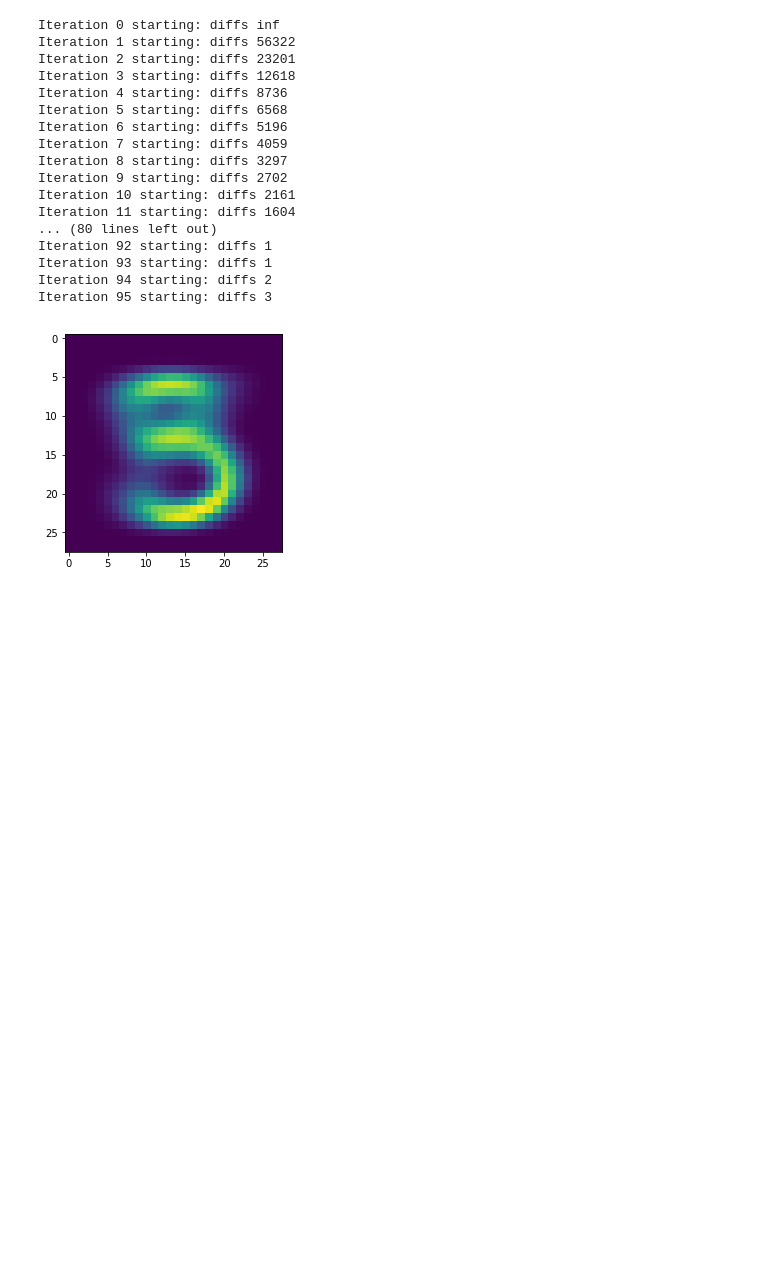
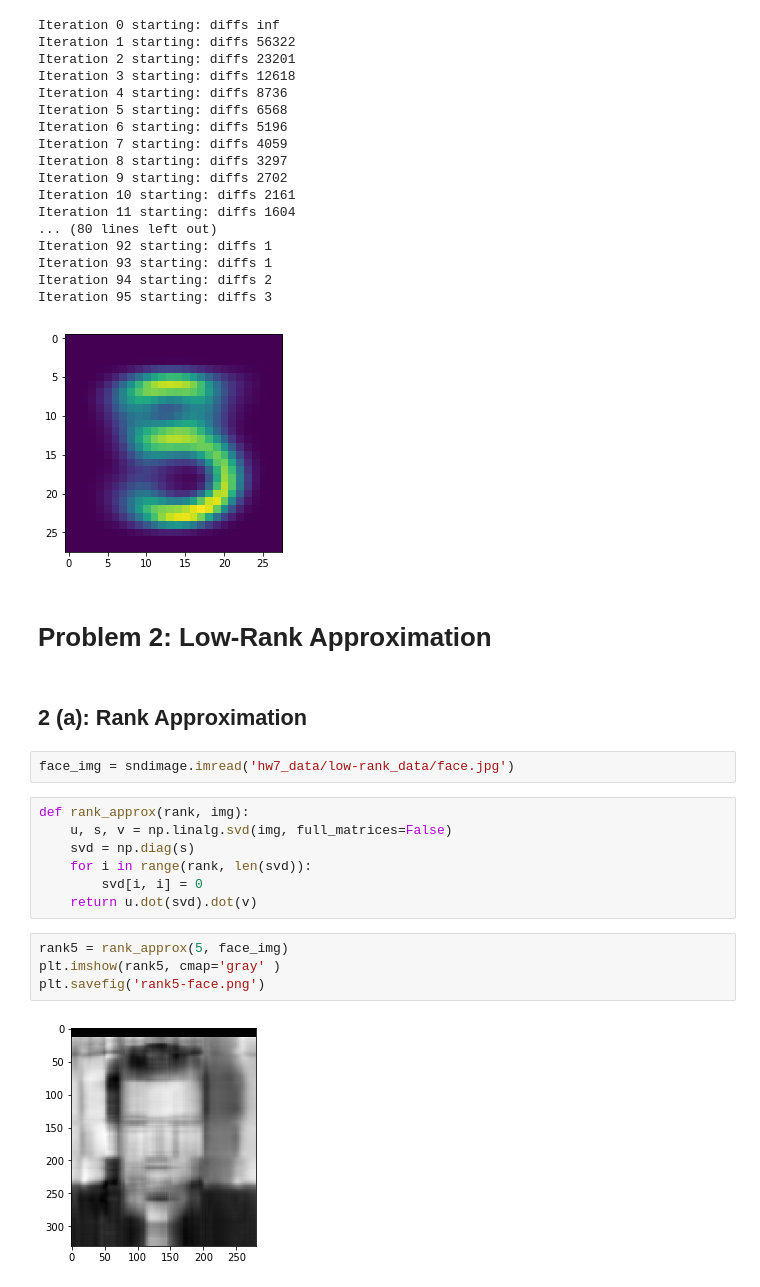
Before and after one commit to sunghew/cs189, a Jupyter notebook: hw7/hw7.ipynb, the cells around one changed output. Saved outputs shown, nothing was run; the diff lists cells and outputs as text; blank space fills up the shorter version.

```diff
--- a/hw7/hw7.ipynb
+++ b/hw7/hw7.ipynb
@@ -126,3 +129,22 @@ Iteration 93 starting: diffs 1
 Iteration 94 starting: diffs 2
 Iteration 95 starting: diffs 3
 [figure]
+# %% [markdown]
+# Problem 2: Low-Rank Approximation
+# %% [markdown]
+## 2 (a): Rank Approximation
+# %%
+face_img = sndimage.imread('hw7_data/low-rank_data/face.jpg')
+# %%
+def rank_approx(rank, img):
+    u, s, v = np.linalg.svd(img, full_matrices=False)
+    svd = np.diag(s)
+    for i in range(rank, len(svd)):
+        svd[i, i] = 0
+    return u.dot(svd).dot(v)
+# %%
+rank5 = rank_approx(5, face_img)
+plt.imshow(rank5, cmap='gray' )
+plt.savefig('rank5-face.png')
+# %% [output]
+[figure, added]
```
Also changed, not shown: parts of 15 cells of this notebook.
